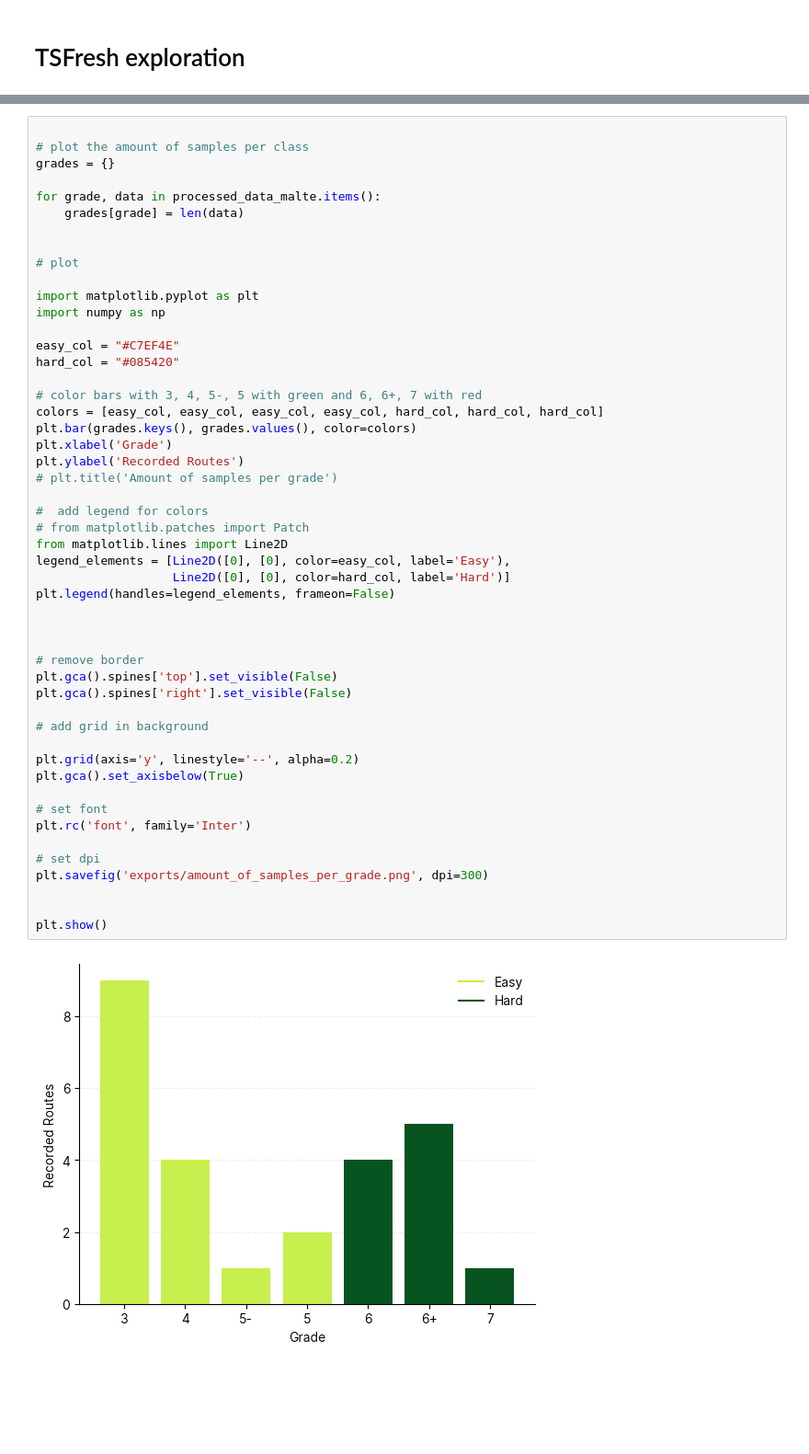
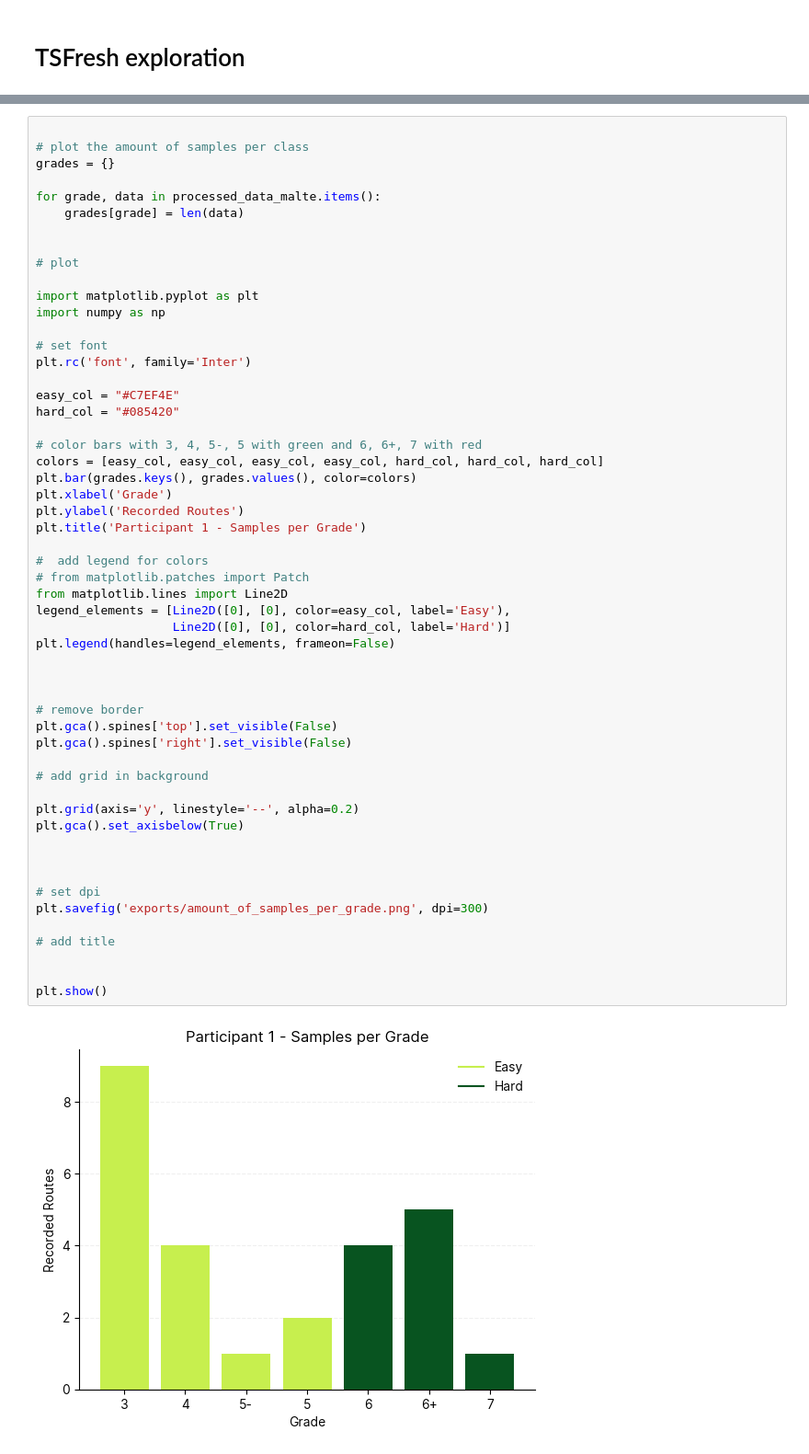
Before and after one commit to malte-j/climbing-grade-classifier, a Jupyter notebook: data-exploration.ipynb, the cells around one changed output, grey strips where cells are left out. Shown at 92% size. Cells and saved outputs as stored; diff of their text form; blank space fills up the shorter version.

Commit message:
update graphs

```diff
--- a/data-exploration.ipynb
+++ b/data-exploration.ipynb
@@ -23,6 +23,9 @@ for grade, data in processed_data_malte.items():
 import matplotlib.pyplot as plt
 import numpy as np
 
+# set font
+plt.rc('font', family='Inter')
+
 easy_col = "#C7EF4E"
 hard_col = "#085420"
 
@@ -30,34 +33,35 @@ hard_col = "#085420"
 colors = [easy_col, easy_col, easy_col, easy_col, hard_col, hard_col, hard_col]
 plt.bar(grades.keys(), grades.values(), color=colors)
 plt.xlabel('Grade')
 plt.ylabel('Recorded Routes')
-# plt.title('Amount of samples per grade')
+plt.title('Participant 1 - Samples per Grade')
 
 #  add legend for colors
 # from matplotlib.patches import Patch
 from matplotlib.lines import Line2D
 legend_elements = [Line2D([0], [0], color=easy_col, label='Easy'),
                    Line2D([0], [0], color=hard_col, label='Hard')]
 plt.legend(handles=legend_elements, frameon=False)
 
 
 
 # remove border
 plt.gca().spines['top'].set_visible(False)
 plt.gca().spines['right'].set_visible(False)
 
 # add grid in background
 
 plt.grid(axis='y', linestyle='--', alpha=0.2)
 plt.gca().set_axisbelow(True)
 
-# set font
-plt.rc('font', family='Inter')
+
 
 # set dpi
 plt.savefig('exports/amount_of_samples_per_grade.png', dpi=300)
 
+# add title
+
 
 plt.show()
 # %% [output]
-[figure, old version]
+[figure, new version]
```
Also changed, not shown: parts of 2 cells of this notebook, 3 other files.
